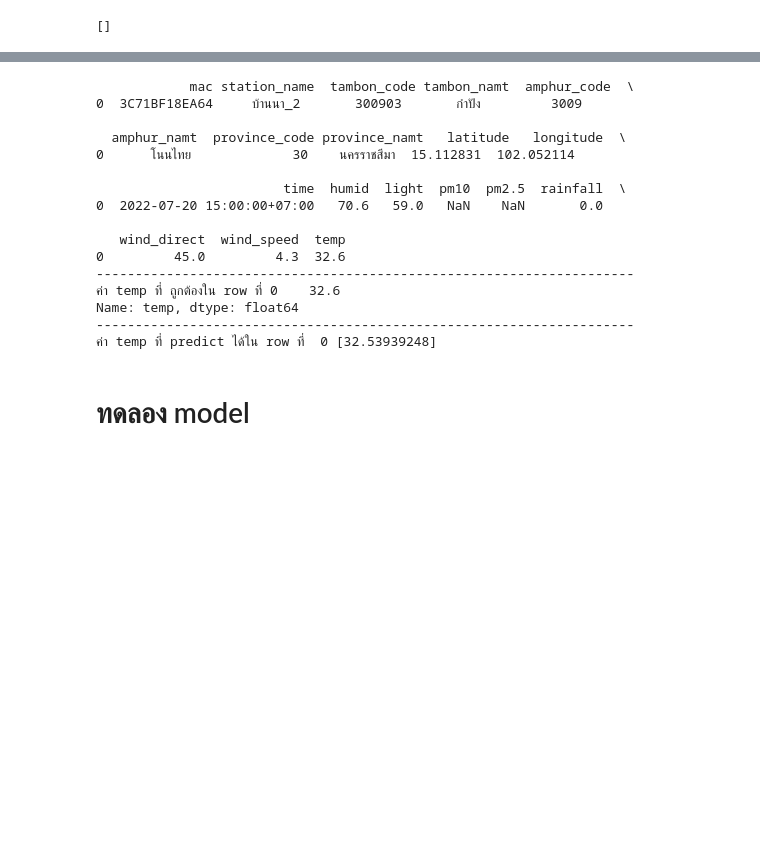
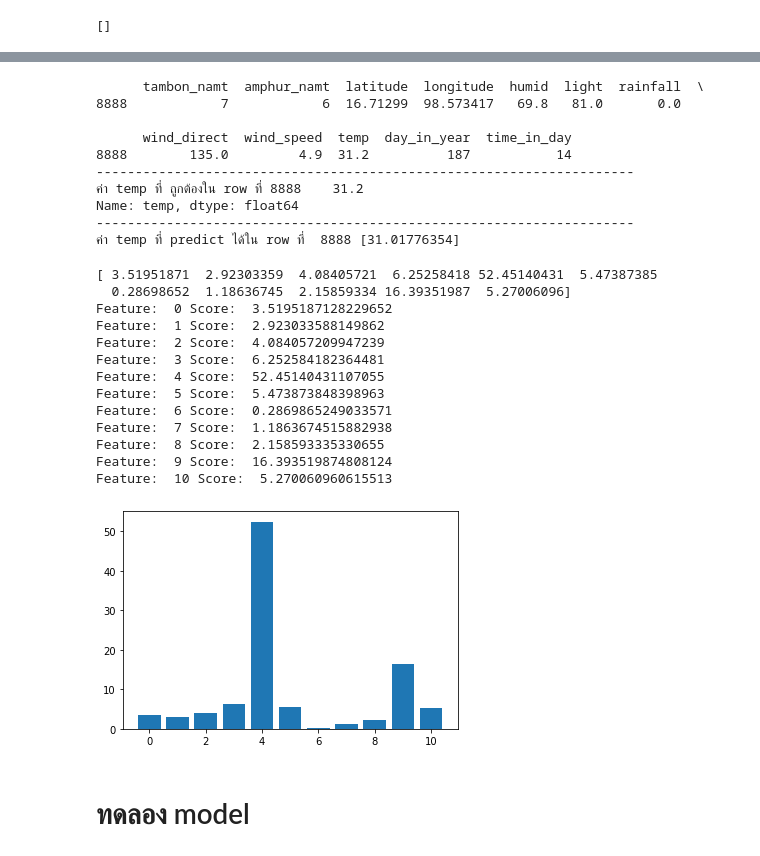
Before and after one commit to sumetsm/Machine-Learning, a Jupyter notebook: ss3-hackathon-online-iots-and-robotics 2/finalProject_ML.ipynb, the cells around one changed output, grey strips where cells are left out. Cells and saved outputs as stored; diff of their text form; code cells hidden in the pictures; blank space fills up the shorter version.

```diff
--- a/ss3-hackathon-online-iots-and-robotics 2/finalProject_ML.ipynb
+++ b/ss3-hackathon-online-iots-and-robotics 2/finalProject_ML.ipynb
@@ -308,7 +364,7 @@ MAE:  0.45058633179758667
 # %%
-# 0 - 13633
-n = 0
-row=data.loc[[n]]
+# 0 - 12269
+n = 8888
+row=train.loc[[n]]
 print(row)
 t=row.temp
 preT = X.loc[[n]]
@@ -317,22 +373,41 @@ print('ค่า temp ที่ ถูกต้องใน row ที่',t)
 print('---------------------------------------------------------------------')
 print('ค่า temp ที่ predict ได้ใน row ที่ ',n,cat_model.predict(preT))
 # %% [output]
-            mac station_name  tambon_code tambon_namt  amphur_code  \
-0  3C71BF18EA64     บ้านนา_2       300903       กำปัง         3009
+      tambon_namt  amphur_namt  latitude  longitude  humid  light  rainfall  \
+8888            7            6  16.71299  98.573417   69.8   81.0       0.0
 
-  amphur_namt  province_code province_namt   latitude   longitude  \
-0      โนนไทย             30    นครราชสีมา  15.112831  102.052114
-
-                        time  humid  light  pm10  pm2.5  rainfall  \
-0  2022-07-20 15:00:00+07:00   70.6   59.0   NaN    NaN       0.0
-
-   wind_direct  wind_speed  temp
-0         45.0         4.3  32.6
+      wind_direct  wind_speed  temp  day_in_year  time_in_day
+8888        135.0         4.9  31.2          187           14
 ---------------------------------------------------------------------
-ค่า temp ที่ ถูกต้องใน row ที่ 0    32.6
+ค่า temp ที่ ถูกต้องใน row ที่ 8888    31.2
 Name: temp, dtype: float64
 ---------------------------------------------------------------------
-ค่า temp ที่ predict ได้ใน row ที่  0 [32.53939248]
+ค่า temp ที่ predict ได้ใน row ที่  8888 [31.01776354]
+# %%
+from matplotlib import pyplot
+importance = cat_model.feature_importances_
+print(importance)
+# summarize feature importance
+for i,v in enumerate(importance):
+	print('Feature: ',i,'Score: ',v)
+# plot feature importance
+pyplot.bar([x for x in range(len(importance))], importance)
+pyplot.show()
+# %% [output]
+[ 3.51951871  2.92303359  4.08405721  6.25258418 52.45140431  5.47387385
+  0.28698652  1.18636745  2.15859334 16.39351987  5.27006096]
+Feature:  0 Score:  3.5195187128229652
+Feature:  1 Score:  2.923033588149862
+Feature:  2 Score:  4.084057209947239
+Feature:  3 Score:  6.252584182364481
+Feature:  4 Score:  52.45140431107055
+Feature:  5 Score:  5.473873848398963
+Feature:  6 Score:  0.2869865249033571
+Feature:  7 Score:  1.1863674515882938
+Feature:  8 Score:  2.158593335330655
+Feature:  9 Score:  16.393519874808124
+Feature:  10 Score:  5.270060960615513
+[figure, added]
 # %% [markdown]
 # ทดลอง model
 # %%
```
Also changed, not shown: parts of 17 cells of this notebook, 4 other files.
